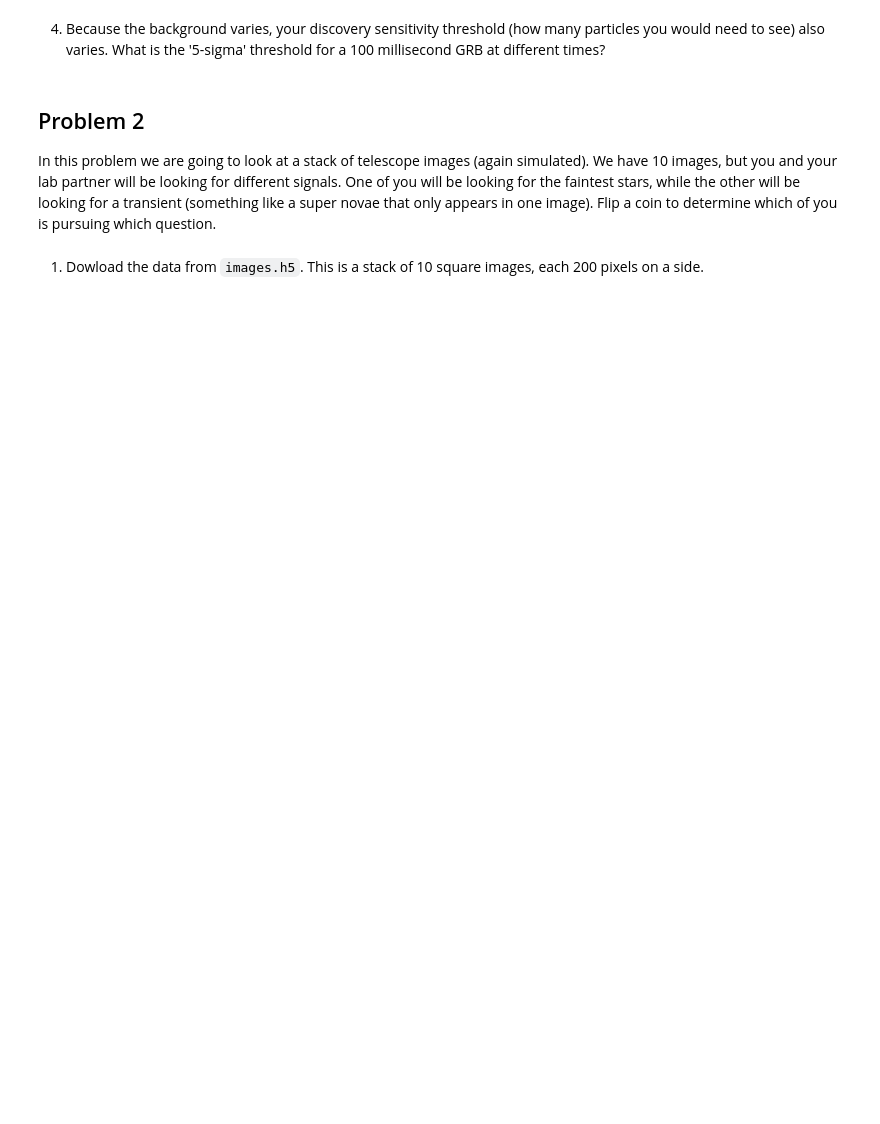
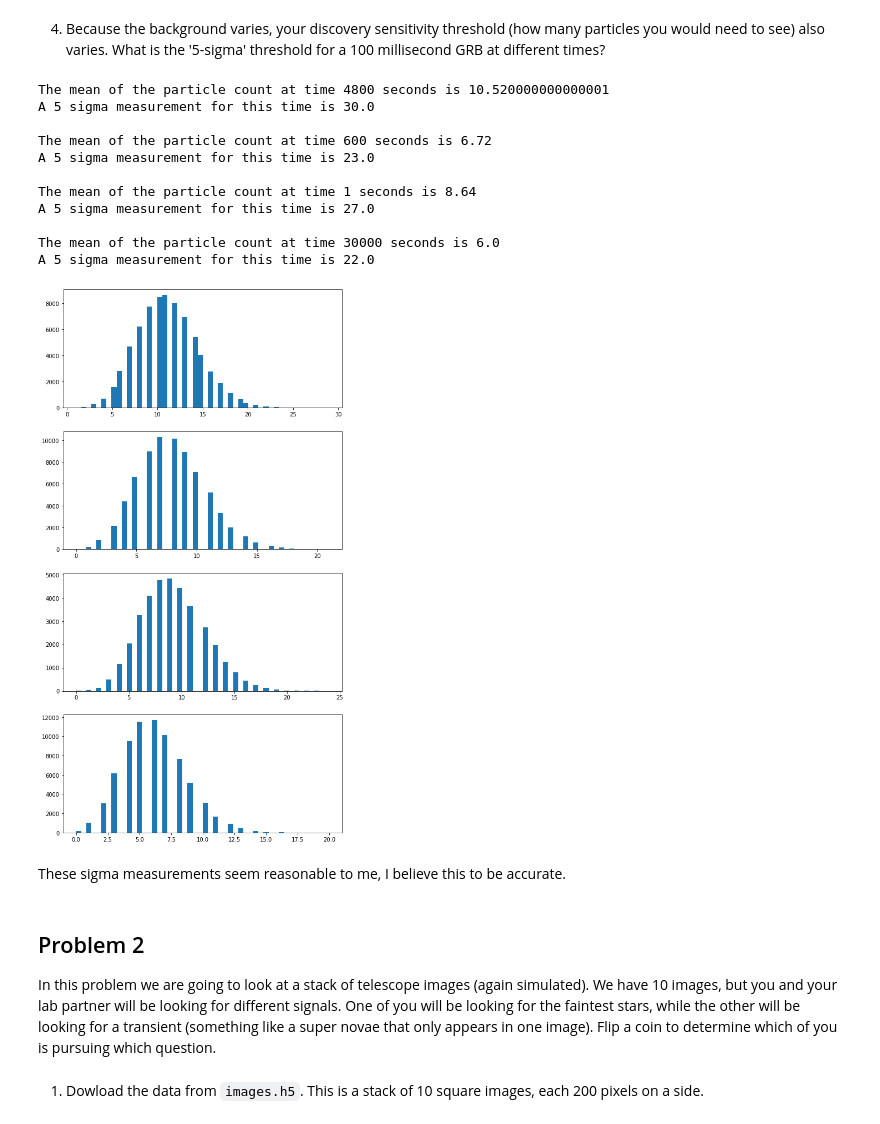
Before and after one commit to AdamK42/physics-434, a Jupyter notebook: lab4/lab4.ipynb, the cells around one changed output. Drawn from its saved outputs; the diff is of its cells as text; code cells hidden in the pictures; blank space fills up the shorter version.

```diff
--- a/lab4/lab4.ipynb
+++ b/lab4/lab4.ipynb
@@ -150,5 +163,49 @@ poisson.pmf()
 # %% [markdown]
 4) Because the background varies, your discovery sensitivity threshold (how many particles you would need to see) also varies. What is the '5-sigma' threshold for a 100 millisecond GRB at different times?
+# %%
+# This would be just a few different input times for the above.
+chosen_times = [4800, 600, 1, 30000]
+
+# Things that can be created once
+x_particle = np.arange(0, 25)
+figure = plt.figure(figsize=(9,4.5*len(chosen_times)))
+axes = figure.subplots(len(chosen_times),1)
+sigma5 = 1/3.5e6
+
+for idx in range(0, len(chosen_times)):
+    # Now we calculate the longitude associated with this time
+    chosen_longitude = np.round(((chosen_times[idx] / delta_t)
+                                 % steps_per_revolution) * delta_l)
+
+    # Now we find the particle histogram for the chosen longitude
+    chosen_particles = particle_count[np.round(longitude) == chosen_longitude]
+    n, bins, _patches = axes[idx].hist(chosen_particles, bins=50);
+
+    # n contains the occurances at each particle count bin
+    bin_max = np.where(n == n.max())
+    max_count = bins[bin_max]
+    mu = max_count.sum() / len(max_count)
+    print("The mean of the particle count at time " + str(chosen_times[idx]) +
+      " seconds is " + str(mu))
+
+    # Calculate 5 sigma measurement with this mu on my model
+    measurement = poisson.ppf(1 - sigma5, mu)
+    print("A 5 sigma measurement for this time is " + str(measurement) + "\n")
+# %% [output]
+The mean of the particle count at time 4800 seconds is 10.520000000000001
+A 5 sigma measurement for this time is 30.0
+
+The mean of the particle count at time 600 seconds is 6.72
+A 5 sigma measurement for this time is 23.0
+
+The mean of the particle count at time 1 seconds is 8.64
+A 5 sigma measurement for this time is 27.0
+
+The mean of the particle count at time 30000 seconds is 6.0
+A 5 sigma measurement for this time is 22.0
+[figure, added]
+# %% [markdown]
+These sigma measurements seem reasonable to me, I believe this to be accurate.
 # %% [markdown]
 ## Problem 2
 
```
Also changed, not shown: parts of 7 cells of this notebook.
